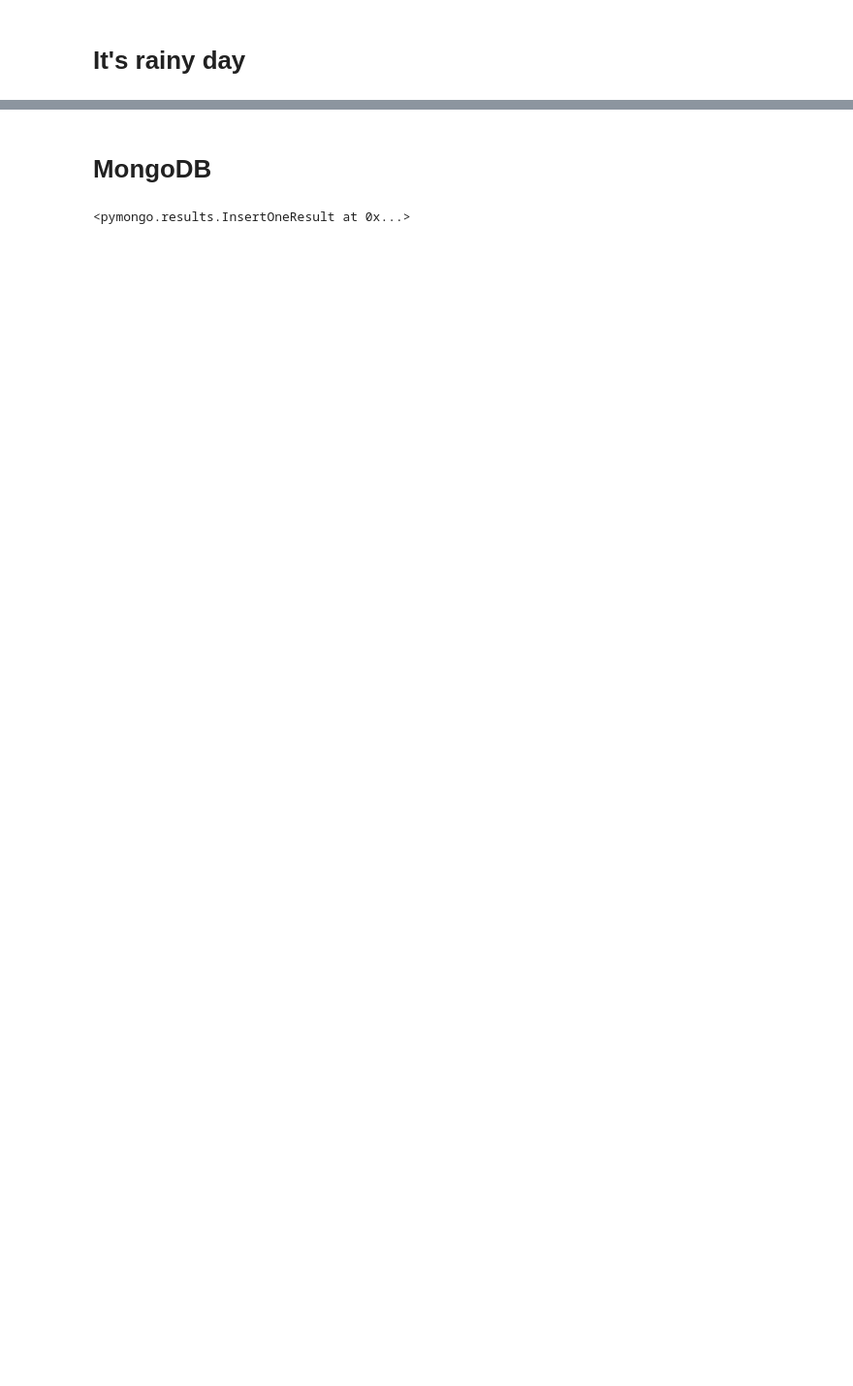
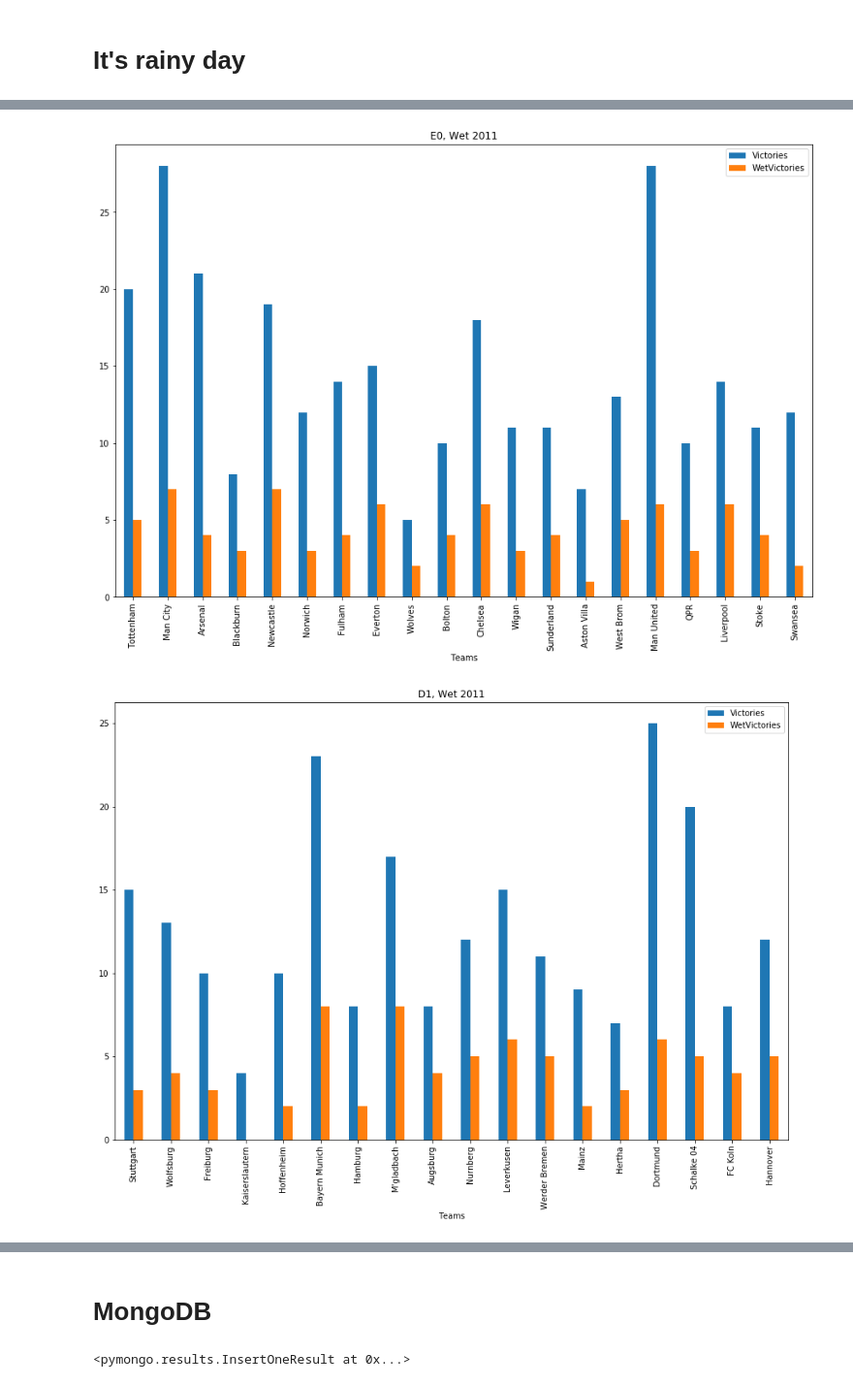
Before and after one commit to aghilissen/FootballAndWeather, a Jupyter notebook: index.ipynb, the cells around one changed output, grey strips where cells are left out. Shown at 97% size. Cells and saved outputs as stored; diff of their text form; code cells hidden in the pictures; blank space fills up the shorter version.

```diff
--- a/index.ipynb
+++ b/index.ipynb
@@ -178,0 +186,11 @@ df
+# %%
+teams = df['Winner'].append(df['Loser'])
+uniqueTeams = set(teams)
+wetperfs = pd.DataFrame(uniqueTeams)
+wetperfs.columns = ['Teams']
+dfr = df[df['Weather']=='rain']
+wetperfs['Victory'] = [len(dfr[dfr['Winner']==team]) for team in uniqueTeams]
+wetperfs['Defeat'] = [len(dfr[dfr['Loser']==team]) for team in uniqueTeams]
+wetperfs = wetperfs.merge(divs, on='Teams')
+wetperfs = wetperfs.sort_values(by=['Division', 'Teams'])
+wetperfs
@@ -178,0 +215,19 @@ df
+# %%
+an = pd.DataFrame(uniqueTeams)
+an.columns = ['Teams']
+an['Division'] = teamsperf['Division']
+an['Victories'] = teamsperf['Victory']
+an['WetVictories'] = wetperfs['Victory']
+an['%WetWins'] = np.divide(an['WetVictories'], an['Victories'])
+an['%WetWins'] = np.multiply(an['%WetWins'], 100)
+an['%WetWins'] = an['%WetWins'].round(decimals=2)
+# an = an.sort_values(by=['%WetWins'], ascending=False)
+WetWins = {}
+for i in ['E0','D1','D2']:
+    WetWins[i] = an[an['Division']==i].sort_values(by=['%WetWins'], ascending=False)
+    an[an['Division']==i].plot(x='Teams', y=['Victories','WetVictories'],kind='bar',figsize=(15,10),
+                title='{}, Wet 2011'.format(i))
+    plt.savefig('{} - Wet Season 2011'.format(i))
+# %% [output]
+[figure, added]
+[figure, added]
```
Also changed, not shown: parts of 17 cells of this notebook, 7 other files.
